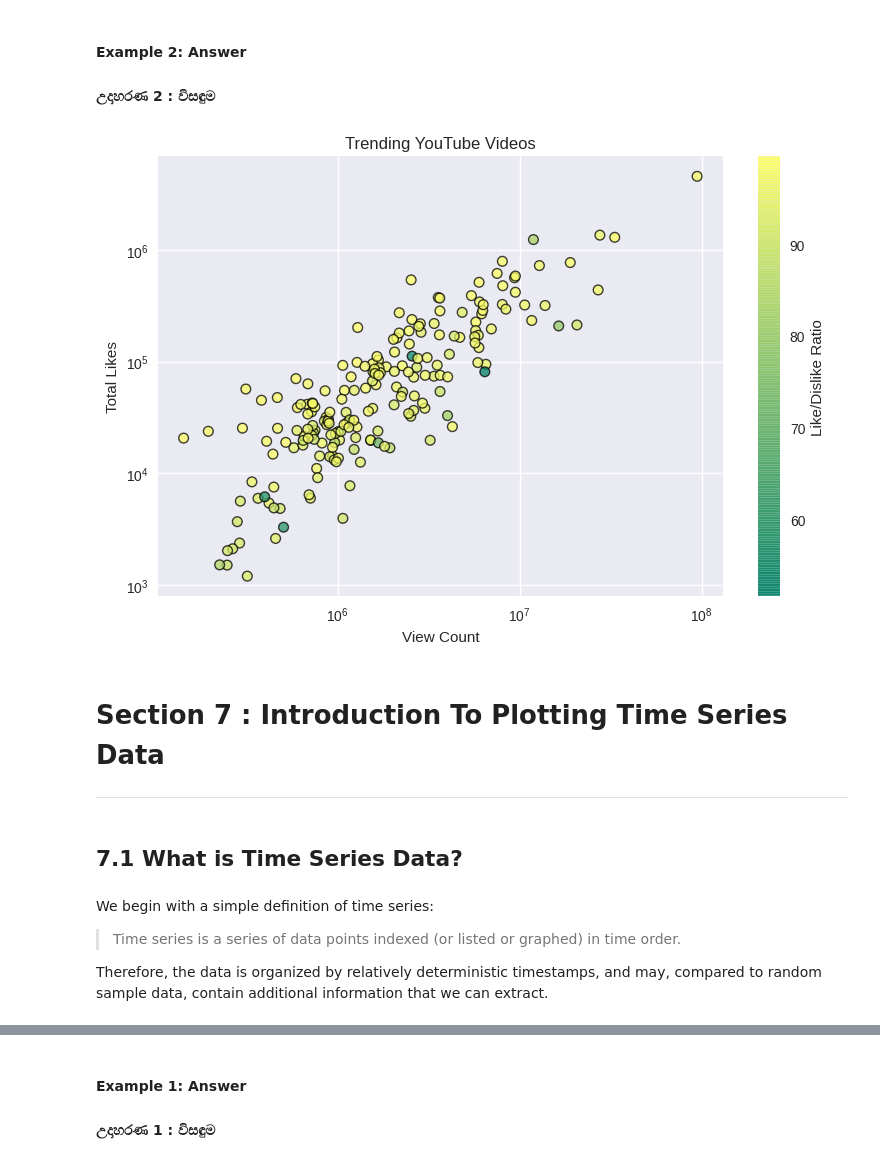
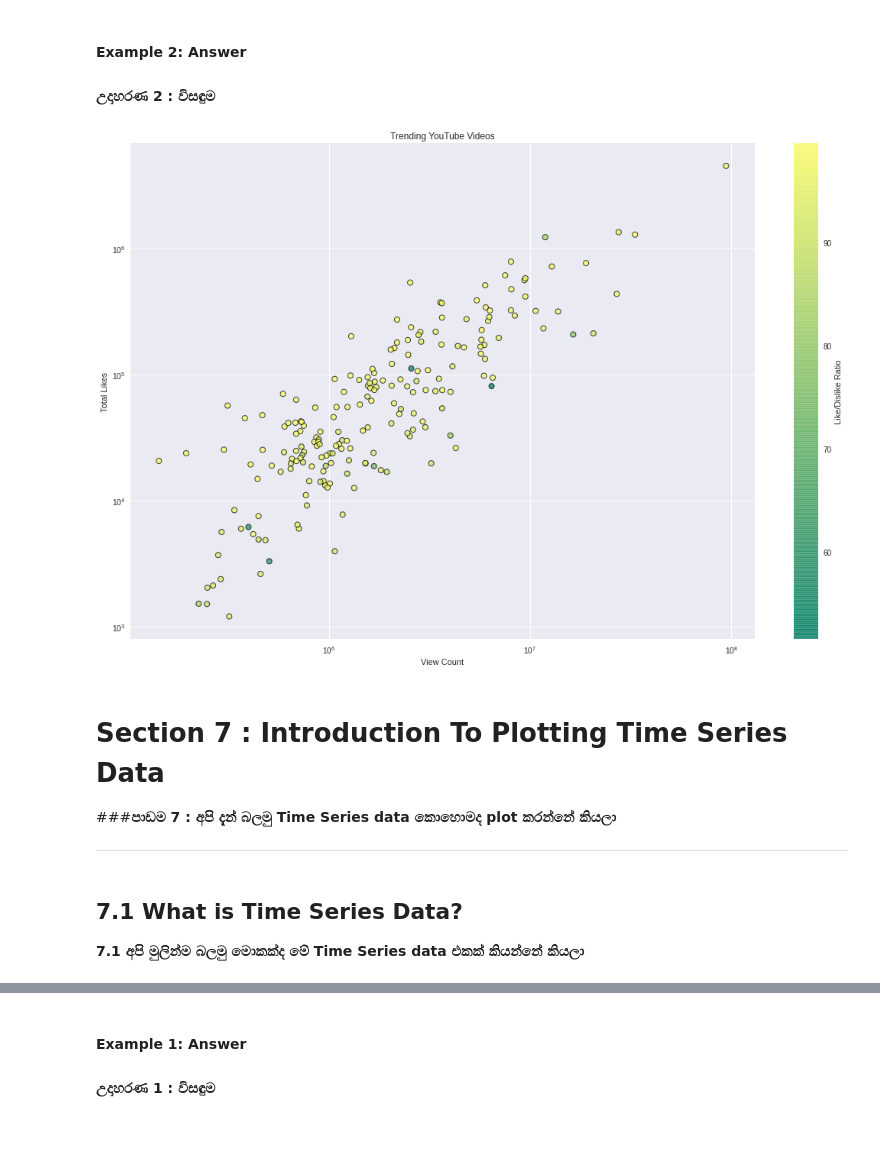
Before and after one commit to GPrathap/pythonII, a Jupyter notebook: sec_matplotlib/matplotlib.ipynb, the cells around one changed output, grey strips where cells are left out. Drawn from its saved outputs; the diff is of its cells as text; code cells hidden in the pictures; blank space fills up the shorter version.

```diff
--- a/sec_matplotlib/matplotlib.ipynb
+++ b/sec_matplotlib/matplotlib.ipynb
@@ -1034,42 +1090,38 @@ plt.show()
 # %%
 
 import pandas as pd
 from matplotlib import pyplot as plt
-
+plt.figure(figsize=(15,10))
 plt.style.use('seaborn')
 
 data = pd.read_csv('/content/sample_data/youtube_review.csv')
 view_count = data['view_count']
 likes = data['likes']
 ratio = data['ratio']
 
 plt.scatter(view_count, likes, c=ratio, cmap='summer',
             edgecolor='black', linewidth=1, alpha=0.75)
 
 cbar = plt.colorbar()
 cbar.set_label('Like/Dislike Ratio')
 
 plt.xscale('log')
 plt.yscale('log')
 
 plt.title('Trending YouTube Videos')
 plt.xlabel('View Count')
 plt.ylabel('Total Likes')
 
 plt.tight_layout()
 
 plt.show()
 # %% [output]
-[figure, old version]
+[figure, new version]
 # %% [markdown]
 # **Section 7 : Introduction To Plotting Time Series Data**
+###**පාඩම 7 : අපි දැන් බලමු Time Series data කොහොමද plot කරන්නේ කියලා**
 
 ---
-# %% [markdown]
-## **7.1  What is Time Series Data?**
-# %% [markdown]
-We begin with a simple definition of time series:
-
-> Time series is a series of data points indexed (or listed or graphed) in time order.
-
-Therefore, the data is organized by relatively deterministic timestamps, and may, compared to random sample data, contain additional information that we can extract.
+# %% [markdown]
+## **7.1  What is Time Series Data?**
+**7.1 අපි මුලින්ම බලමු මොකක්ද මේ Time Series data එකක් කියන්නේ කියලා**
```
Also changed, not shown: parts of 43 cells of this notebook.
